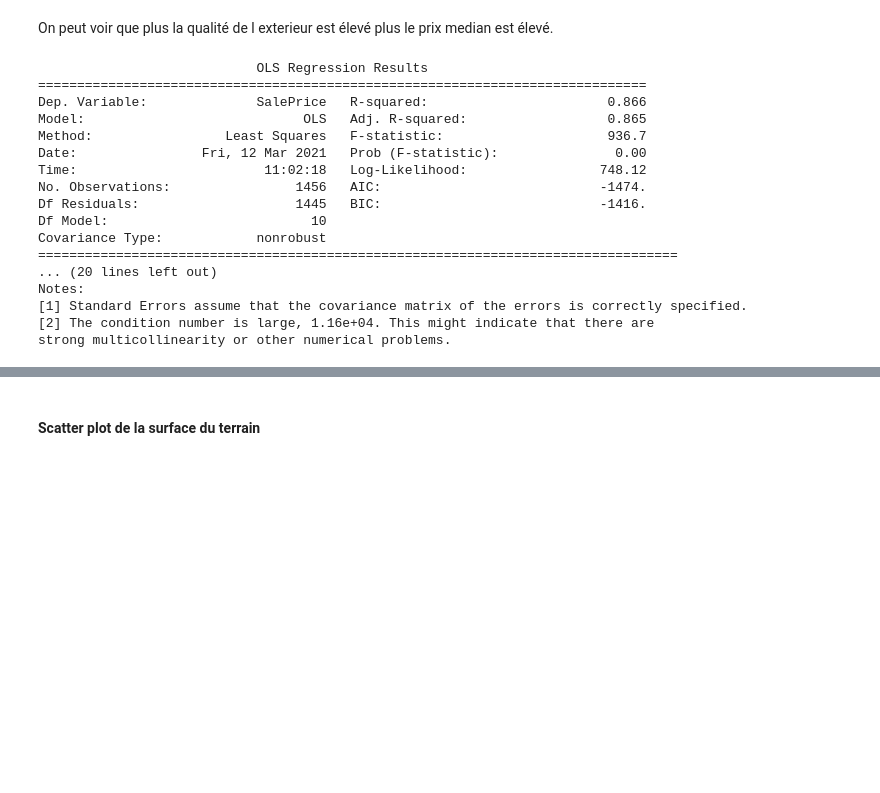
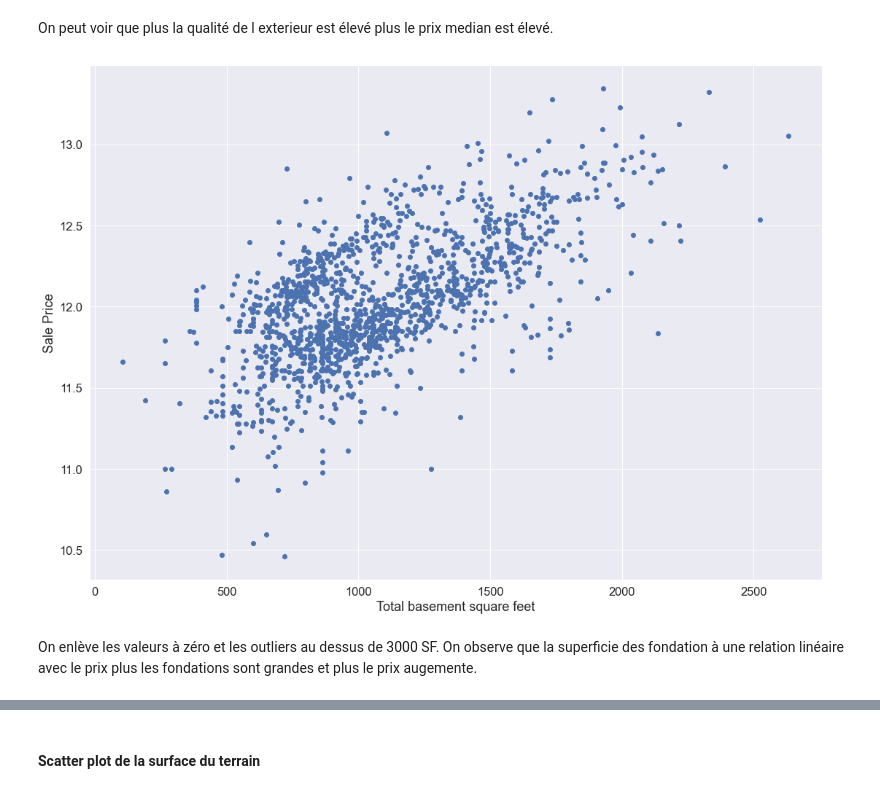
Before and after one commit to freya-git/LAVA, a Jupyter notebook: CRISP-DM_Template.ipynb, the cells around one changed output, grey strips where cells are left out. Cells and saved outputs as stored; diff of their text form; code cells hidden in the pictures; blank space fills up the shorter version.

```diff
--- a/CRISP-DM_Template.ipynb
+++ b/CRISP-DM_Template.ipynb
@@ -768,30 +734,20 @@ ExterQual_E
 # %% [markdown]
 On peut voir que plus la qualité de l exterieur est élevé plus le prix median est élevé.
-# %%
-x = train[features]
-y = train[['SalePrice']]
-
-model = sm.OLS(y, sm.add_constant(x))
-model_fit = model.fit()
-print(model_fit.summary())
-# %% [output]
-                            OLS Regression Results
-==============================================================================
-Dep. Variable:              SalePrice   R-squared:                       0.866
-Model:                            OLS   Adj. R-squared:                  0.865
-Method:                 Least Squares   F-statistic:                     936.7
-Date:                Fri, 12 Mar 2021   Prob (F-statistic):               0.00
-Time:                        11:02:18   Log-Likelihood:                 748.12
-No. Observations:                1456   AIC:                            -1474.
-Df Residuals:                    1445   BIC:                            -1416.
-Df Model:                          10
-Covariance Type:            nonrobust
-==================================================================================
-... (20 lines left out)
-Notes:
-[1] Standard Errors assume that the covariance matrix of the errors is correctly specified.
-[2] The condition number is large, 1.16e+04. This might indicate that there are
-strong multicollinearity or other numerical problems.
+# %%
+'''Drop observations where TotalBsmtSF is greater than 3000 sq.ft '''
+train.drop(train[train.TotalBsmtSF>3000].index, inplace = True)
+train.drop(train[train.TotalBsmtSF<1].index, inplace = True)
+train.reset_index(drop = True, inplace = True)
+# %%
+plt.scatter(x=train['TotalBsmtSF'], y=train['SalePrice'])
+plt.ylabel('Sale Price')
+plt.xlabel('Total basement square feet')
+plt.show()
+# %% [output]
+[figure, added]
+# %% [markdown]
+On enlève les valeurs à zéro et les outliers au dessus de 3000 SF.
+On observe que la superficie des fondation à une relation linéaire avec le prix plus les fondations sont grandes et plus le prix augemente.
 # %%
 from statsmodels.graphics.gofplots import ProbPlot
 plt.style.use('seaborn') # pretty matplotlib plots
```
Also changed, not shown: parts of 18 cells of this notebook.
